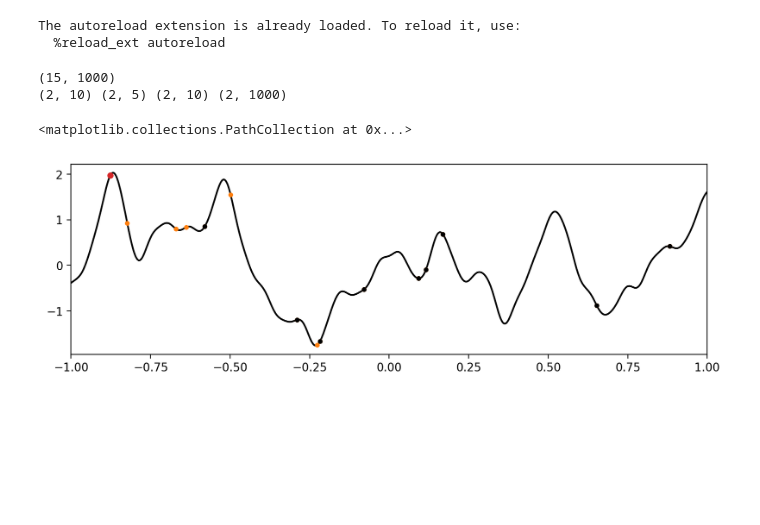
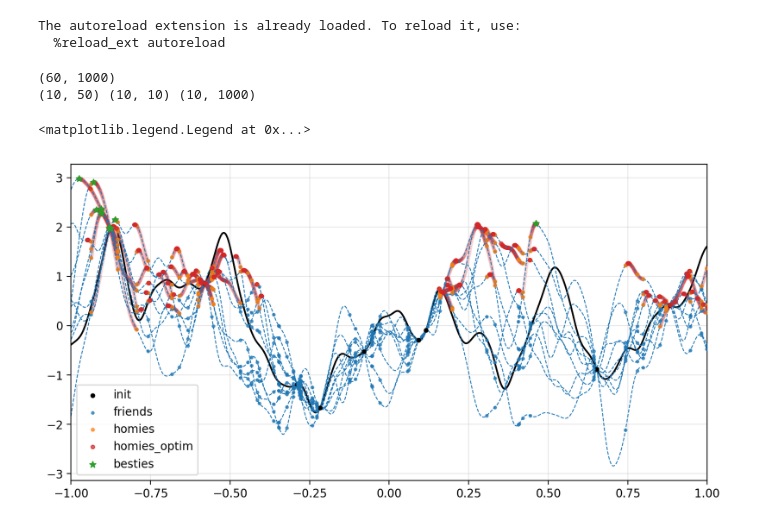
Before and after one commit to cambridge-mlg/sgd-gp, a Jupyter notebook: scalable_gps/notebooks/thompson_demo.ipynb, the cells around one changed output. Saved outputs shown, nothing was run; the diff lists cells and outputs as text; code cells hidden in the pictures; blank space fills up the shorter version.

Commit message:
thompson sampling demo

```diff
--- a/scalable_gps/notebooks/thompson_demo.ipynb
+++ b/scalable_gps/notebooks/thompson_demo.ipynb
@@ -19,19 +19,15 @@ kernel = kernel_init_fn({'signal_scale': signal_scale, 'length_scale': length_sc
 
 n_features = 1000
 n_data_init = 10
-n_friends = 5
-n_samples = 2
+n_friends = 50
+n_homies = 15
+n_samples = 10
 
 feature_fn, objective_fn, ds_init = thompson_sampling.init(seed, D, kernel, n_features=n_features, n_data_init=n_data_init)
 L_init = feature_fn(ds_init.x)
 # %% [output]
 The autoreload extension is already loaded. To reload it, use:
   %reload_ext autoreload
-# %%
-### Random Search
-key = jax.random.PRNGKey(12345)
-x_batch_random = jax.random.uniform(key, shape=(n_samples, D), minval=-1, maxval=1)
-ds_random = thompson_sampling.add_batch(ds_init, x_batch_random, objective_fn)
 # %%
 ### ExactGP
 from scalable_gps.models.exact_gp_model import ExactGPModel
@@ -47,28 +43,43 @@ L = jnp.concatenate([L_init, feature_fn(x_friends)], axis=0)
 print(L.shape)
 
 samples_key = jax.random.PRNGKey(1337)
-y_pred_friends, alpha_samples, w_samples = exact_gp.compute_posterior_samples(samples_key, n_samples, ds_init, ds_friends, use_rff=True, L=L, zero_mean=False)
+y_friends, alpha_samples, w_samples = exact_gp.compute_posterior_samples(samples_key, n_samples, ds_init, ds_friends, use_rff=True, L=L, zero_mean=False)
+print(y_friends.shape, alpha_samples.shape, w_samples.shape)
+
+acquisition_fn = thompson_sampling.get_acquisition_fn(ds_init, alpha_map, alpha_samples, w_samples, feature_fn, kernel.kernel_fn)
 # %% [output]
-(15, 1000)
-(2, 10) (2, 5) (2, 10) (2, 1000)
+(60, 1000)
+(10, 50) (10, 10) (10, 1000)
+# %%
+# find homies
+x_homies = thompson_sampling.find_homies(x_friends, y_friends, n_homies)
+# optimize homies
+x_homies_optim, trace = thompson_sampling.optimise_homies(x_homies, acquisition_fn)
+# find bestie
+x_besties = thompson_sampling.find_besties(x_homies_optim, acquisition_fn)
+# add bestie to ds
 # %%
 import matplotlib.pyplot as plt
 
-ds = ds_random
+ds = ds_friends
 
 n_plot = 1000
 x_plot = jnp.linspace(-1, 1, num=n_plot)[:, None]
 
-fig = plt.figure(dpi=200, figsize=[10, 3])
+fig = plt.figure(dpi=200, figsize=[10, 5])
 ax = fig.add_subplot(111)
 ax.set_xlim(-1, 1)
-ax.plot(x_plot, f(x_plot), color='k')
-ax.scatter(ds_init.x, ds_init.y, color='k', marker='o', s=10, zorder=3)
-ax.scatter(ds.x, ds.y, color='tab:orange', marker='o', s=10, zorder=2)
-ax.scatter(*thompson_sampling.get_maximum(ds), color='tab:red', marker='o', s=20, zorder=3)
-# ax.scatter(x_init, f_init, color='tab:blue', marker='o', s=10)
-# ax.plot(x_plot, posterior_samples.T, color='tab:blue', linestyle='--', linewidth=0.7)
-# ax.plot(x_friend, y_friend, color='tab:orange', marker='*', s=10)
+ax.plot(x_plot, objective_fn(x_plot), color='k')
+ax.scatter(ds_init.x, ds_init.y, color='k', marker='o', s=10, zorder=3, label='init')
+ax.scatter(x_friends.repeat(n_samples, axis=0), y_friends.T.ravel(), color='tab:blue', marker='o', s=5, zorder=3, alpha=0.7, label='friends')
+ax.scatter(x_homies, acquisition_fn(x_homies)[0], color='tab:orange', marker='o', s=7, zorder=3, alpha=0.7, label='homies')
+for (x, y) in trace:
+    ax.scatter(x, y, color='tab:red', marker='o', s=7, zorder=2, alpha=0.1)
+ax.scatter(x_homies_optim, acquisition_fn(x_homies_optim)[0], color='tab:red', marker='o', s=10, zorder=3, alpha=0.7, label='homies_optim')
+ax.scatter(x_besties, acquisition_fn(x_besties)[0], color='tab:green', marker='*', s=30, zorder=4, label='besties')
+ax.plot(x_plot, acquisition_fn(x_plot[None, :].repeat(n_samples, axis=0))[0].T, color='tab:blue', linestyle='--', linewidth=0.8)
+ax.grid(alpha=0.3, zorder=0)
+ax.legend()
 # %% [output]
-<matplotlib.collections.PathCollection at 0x...>
+<matplotlib.legend.Legend at 0x...>
-[figure, old version]
+[figure, new version]
```
Also changed, not shown: 1 other file.
